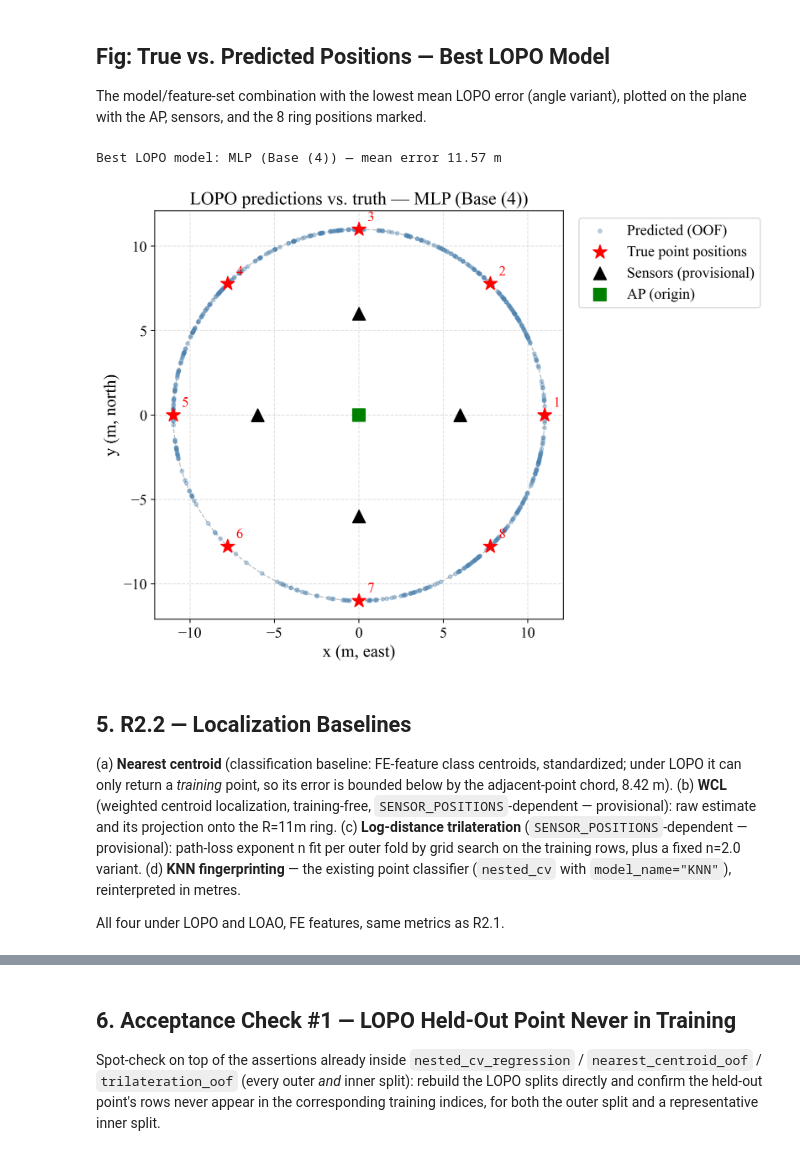
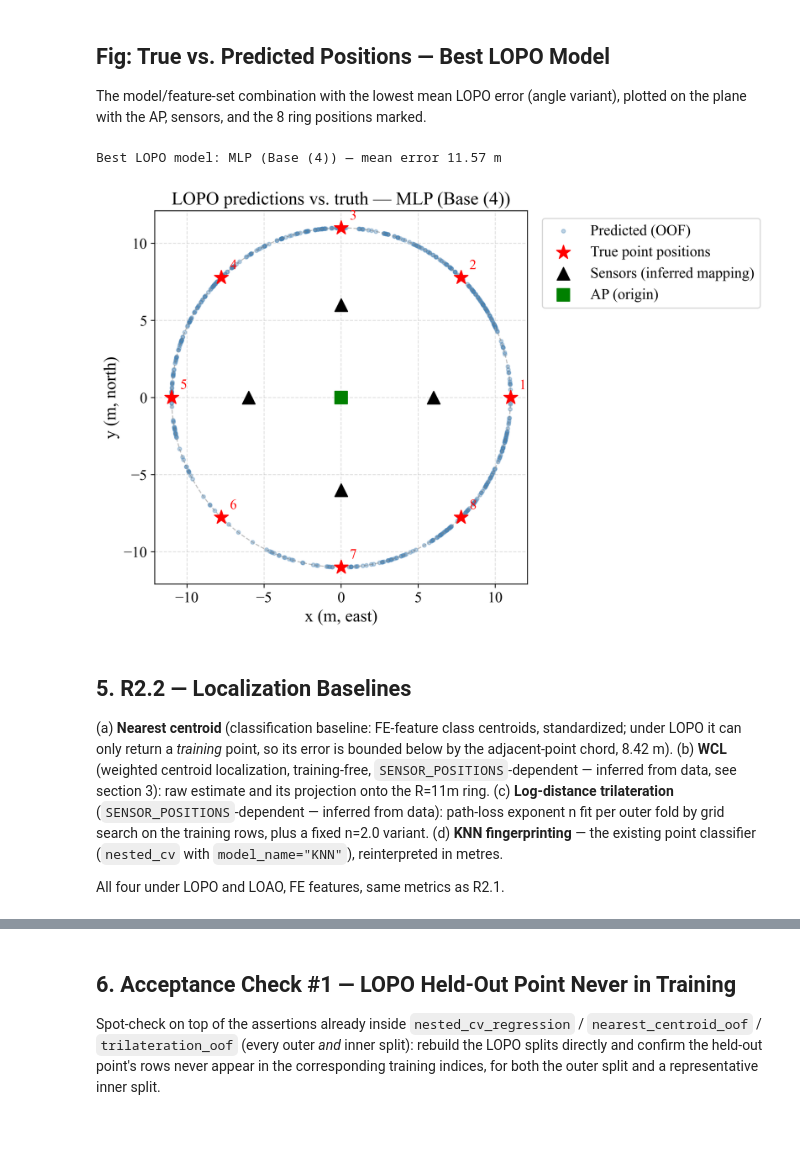
Before and after one commit to 99stealth/evil_twin_attack_detection_in_non_urban_terrain, a Jupyter notebook: notebooks/05_localization_baselines.ipynb, the cells around one changed output, grey strips where cells are left out. Cells and saved outputs as stored; diff of their text form; code cells hidden in the pictures.

```diff
--- a/notebooks/05_localization_baselines.ipynb
+++ b/notebooks/05_localization_baselines.ipynb
@@ -287,35 +321,35 @@ print(f"Best LOPO model: {best_model} ({best_fs}) — mean error {best_row['mean
 def _plot_lopo_predictions(paper: bool):
     fig, ax = plt.subplots(figsize=(9, 9))
     ax.scatter(best_res["oof_pred_xy"][:, 0], best_res["oof_pred_xy"][:, 1], s=12, alpha=0.35, color="#4682B4", label="Predicted (OOF)")
     true_pts = np.array([ep.point_xy_m(i) for i in range(1, 9)])
     ax.scatter(true_pts[:, 0], true_pts[:, 1], s=180, marker="*", color="red", zorder=5, label="True point positions")
     for i, (x, y) in enumerate(true_pts, start=1):
         ax.annotate(str(i), (x, y), textcoords="offset points", xytext=(8, 8), fontsize=13, color="red")
     sensor_xy = np.array(list(ep.SENSOR_POSITIONS.values()))
-    ax.scatter(sensor_xy[:, 0], sensor_xy[:, 1], s=140, marker="^", color="black", zorder=5, label="Sensors (provisional)")
+    ax.scatter(sensor_xy[:, 0], sensor_xy[:, 1], s=140, marker="^", color="black", zorder=5, label="Sensors (inferred mapping)")
     ax.scatter([0], [0], s=140, marker="s", color="green", zorder=5, label="AP (origin)")
     circle = plt.Circle((0, 0), ep.POINT_RADIUS_M, fill=False, linestyle="--", color="gray", alpha=0.5)
     ax.add_patch(circle)
     ax.set_xlabel("x (m, east)")
     ax.set_ylabel("y (m, north)")
     ax.set_aspect("equal")
     if not paper:
         ax.set_title(f"LOPO predictions vs. truth — {best_model} ({best_fs})")
     ax.legend(loc="upper left", bbox_to_anchor=(1.02, 1.0))
     ax.grid(True, linestyle="--", alpha=0.4)
     plt.tight_layout()
     return fig
 
 fig_internal = _plot_lopo_predictions(paper=False)
 fig_internal.savefig(INTERNAL_FIGURES_DIR / "lopo_predictions.png", bbox_inches="tight")
 plt.show()
 
 fig_paper = _plot_lopo_predictions(paper=True)
 fig_paper.savefig(FIGURES_DIR / "lopo_predictions.png", bbox_inches="tight")
 plt.close(fig_paper)
 # %% [output]
 Best LOPO model: MLP (Base (4)) — mean error 11.57 m
-[figure, old version]
+[figure, new version]
 # %% [markdown]
 ## 5. R2.2 — Localization Baselines
 
@@ -323,10 +357,11 @@ Best LOPO model: MLP (Base (4)) — mean error 11.57 m
 standardized; under LOPO it can only return a *training* point, so its error is
 bounded below by the adjacent-point chord, 8.42 m).
 (b) **WCL** (weighted centroid localization, training-free, `SENSOR_POSITIONS`-dependent
-— provisional): raw estimate and its projection onto the R=11m ring.
-(c) **Log-distance trilateration** (`SENSOR_POSITIONS`-dependent — provisional): path-loss
-exponent n fit per outer fold by grid search on the training rows, plus a fixed n=2.0
-variant.
+— inferred from data, see section 3): raw estimate and its projection onto the R=11m
+ring.
+(c) **Log-distance trilateration** (`SENSOR_POSITIONS`-dependent — inferred from data):
+path-loss exponent n fit per outer fold by grid search on the training rows, plus a
+fixed n=2.0 variant.
 (d) **KNN fingerprinting** — the existing point classifier (`nested_cv` with
 `model_name="KNN"`), reinterpreted in metres.
 
```
Also changed, not shown: parts of 5 cells of this notebook, 6 other files.
